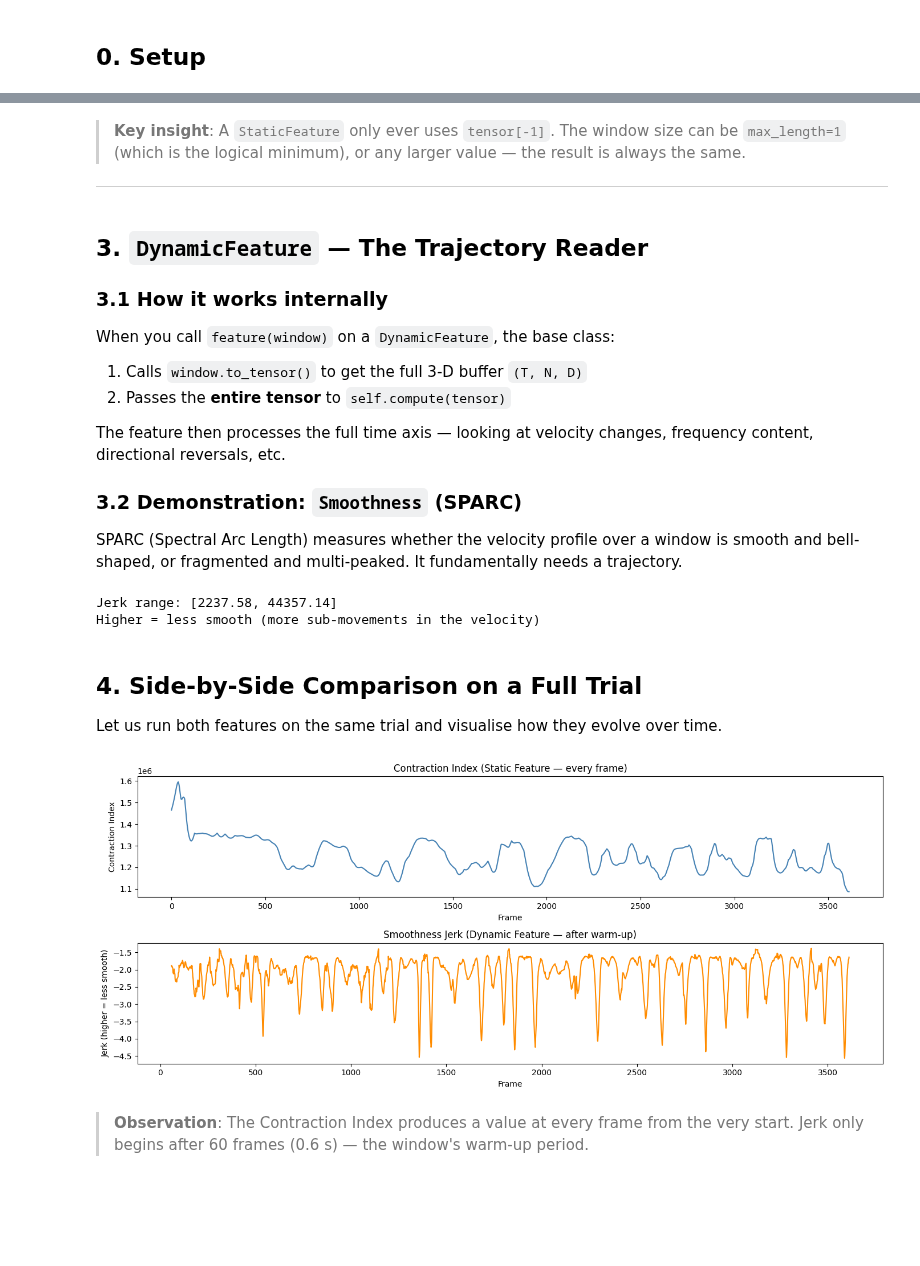
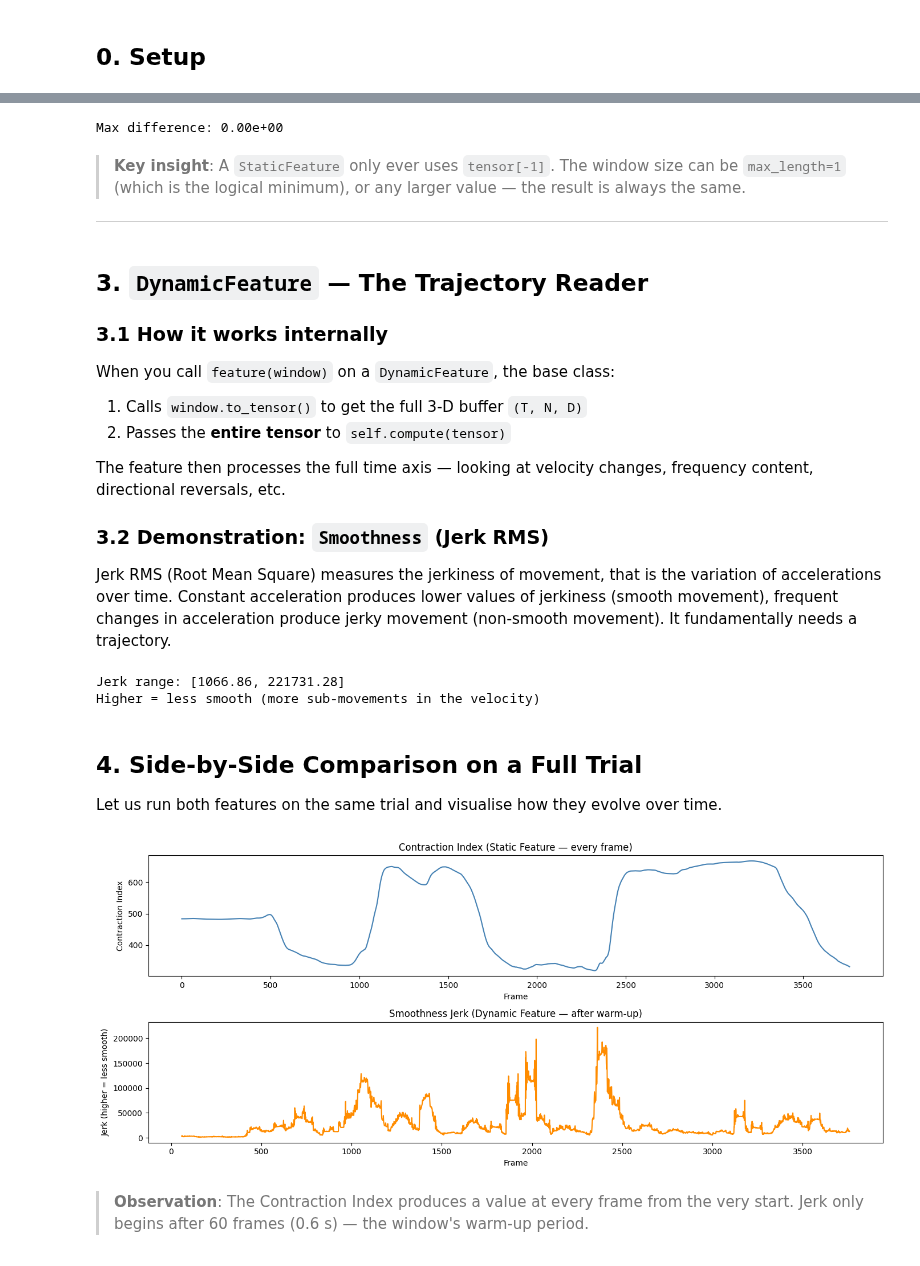
Before and after one commit to InfoMusCP/PyEyesWeb, a Jupyter notebook: examples/02_static_vs_dynamic.ipynb, the cells around one changed output, grey strips where cells are left out. Cells and saved outputs as stored; diff of their text form; code cells hidden in the pictures; blank space fills up the shorter version.

Commit message:
refactor: update examples with interactive visualizations and clean up unused data files

```diff
--- a/examples/02_static_vs_dynamic.ipynb
+++ b/examples/02_static_vs_dynamic.ipynb
@@ -91,3 +73,34 @@ Max difference: 0.00e+00
+# %%
+# For a static feature, max_length=1 is semantically correct...
+window_static = SlidingWindow(max_length=1, n_signals=N_joints, n_dims=3)
+
+# ...but max_length=60 gives the same result!
+window_static_big = SlidingWindow(max_length=60, n_signals=N_joints, n_dims=3)
+
+contraction = PointsDensity()
+
+results_small = []
+results_big   = []
+
+for t in tqdm(range(N_frames), desc="Processing"):
+    frame = pos_tensor[t, :, :]
+    window_static.append(frame)
+    window_static_big.append(frame)
+
+    r_small = contraction(window_static)
+    r_big   = contraction(window_static_big)
+
+    results_small.append(r_small.points_density)
+    results_big.append(r_big.points_density)
+
+results_small = np.array(results_small)
+results_big   = np.array(results_big)
+
+# The two time-series must be identical
+print(f"Max difference: {np.max(np.abs(results_small - results_big)):.2e}")
+# → Max difference: 0.00e+00  (they are exactly the same)
+# %% [output]
+Max difference: 0.00e+00
 # %% [markdown]
 > **Key insight**: A `StaticFeature` only ever uses `tensor[-1]`. The window size can be `max_length=1` (which is the logical minimum), or any larger value — the result is always the same.
 
@@ -104,9 +117,9 @@ When you call `feature(window)` on a `DynamicFeature`, the base class:
 
 The feature then processes the full time axis — looking at velocity changes, frequency content, directional reversals, etc.
 
-### 3.2 Demonstration: `Smoothness` (SPARC)
+### 3.2 Demonstration: `Smoothness` (Jerk RMS)
 
-SPARC (Spectral Arc Length) measures whether the velocity profile over a window is smooth and bell-shaped, or fragmented and multi-peaked. It fundamentally needs a trajectory.
+Jerk RMS (Root Mean Square) measures the jerkiness of movement, that is the variation of accelerations over time. Constant acceleration produces lower values of jerkiness (smooth movement), frequent changes in acceleration produce jerky movement (non-smooth movement). It fundamentally needs a trajectory.
 # %%
 hand_idx = marker_names.index("LWristOut")
 
@@ -117,19 +130,19 @@ smooth_feature = Smoothness(rate_hz=100.0, metrics=["jerk_rms"])
 vel_tensor = np.gradient(pos_tensor, axis=0) * 100.0  # finite difference velocity
 hand_speed = np.linalg.norm(vel_tensor[:, hand_idx, :], axis=1)  # scalar speed
 
-sparc_log = []
+jerk_log = []
 for t in range(N_frames):
     window_dynamic.append(hand_speed[t])
 
     if window_dynamic.is_full:
         result = smooth_feature(window_dynamic)
-        sparc_log.append(result.jerk_rms)
+        jerk_log.append(result.jerk_rms)
 
-sparc_log = np.array(sparc_log)
-print(f"Jerk range: [{sparc_log.min():.2f}, {sparc_log.max():.2f}]")
+jerk_log = np.array(jerk_log)
+print(f"Jerk range: [{jerk_log.min():.2f}, {jerk_log.max():.2f}]")
 print("Higher = less smooth (more sub-movements in the velocity)")
 # %% [output]
-Jerk range: [2237.58, 44357.14]
+Jerk range: [1066.86, 221731.28]
 Higher = less smooth (more sub-movements in the velocity)
 # %% [markdown]
 ## 4. Side-by-Side Comparison on a Full Trial
@@ -140,42 +153,42 @@ Let us run both features on the same trial and visualise how they evolve over ti
 window_s = SlidingWindow(max_length=1,  n_signals=N_joints, n_dims=3)  # Static
 window_d = SlidingWindow(max_length=60, n_signals=1,       n_dims=1)  # Dynamic
 
-contraction_ft = BoundingBoxFilledArea()
-smooth_ft      = Smoothness(rate_hz=100.0, metrics=["sparc"])
+contraction_ft = PointsDensity()
+smooth_ft      = Smoothness(rate_hz=100.0, metrics=["jerk_rms"])
 
 log_contraction = []
-log_sparc       = []
-time_sparc      = []
+log_jerk       = []
+time_jerk      = []
 
 for t in tqdm(range(N_frames), desc="Processing"):
     window_s.append(pos_tensor[t, :, :])
     window_d.append(hand_speed[t])
 
     # Static: available every frame (no warm-up needed)
-    log_contraction.append(contraction_ft(window_s).contraction_index)
+    log_contraction.append(contraction_ft(window_s).points_density)
 
     # Dynamic: wait for the buffer to fill
     if window_d.is_full:
-        log_sparc.append(smooth_ft(window_d).sparc)
-        time_sparc.append(t)
+        log_jerk.append(smooth_ft(window_d).jerk_rms)
+        time_jerk.append(t)
 
 # Plotting
 fig, axes = plt.subplots(2, 1, figsize=(14, 6), sharex=False)
 
 axes[0].plot(log_contraction, color="steelblue")
 axes[0].set_title("Contraction Index (Static Feature — every frame)")
 axes[0].set_ylabel("Contraction Index")
 axes[0].set_xlabel("Frame")
 
-axes[1].plot(time_sparc, log_sparc, color="darkorange")
+axes[1].plot(time_jerk, log_jerk, color="darkorange")
 axes[1].set_title("Smoothness Jerk (Dynamic Feature — after warm-up)")
 axes[1].set_ylabel("Jerk (higher = less smooth)")
 axes[1].set_xlabel("Frame")
 
 plt.tight_layout()
 plt.show()
 # %% [output]
-[figure, old version]
+[figure, new version]
 # %% [markdown]
 > **Observation**: The Contraction Index produces a value at every frame from the very start. Jerk only begins after 60 frames (0.6 s) — the window's warm-up period.
 # %% [markdown]
```
Also changed, not shown: parts of 9 cells of this notebook, 18 other files.
